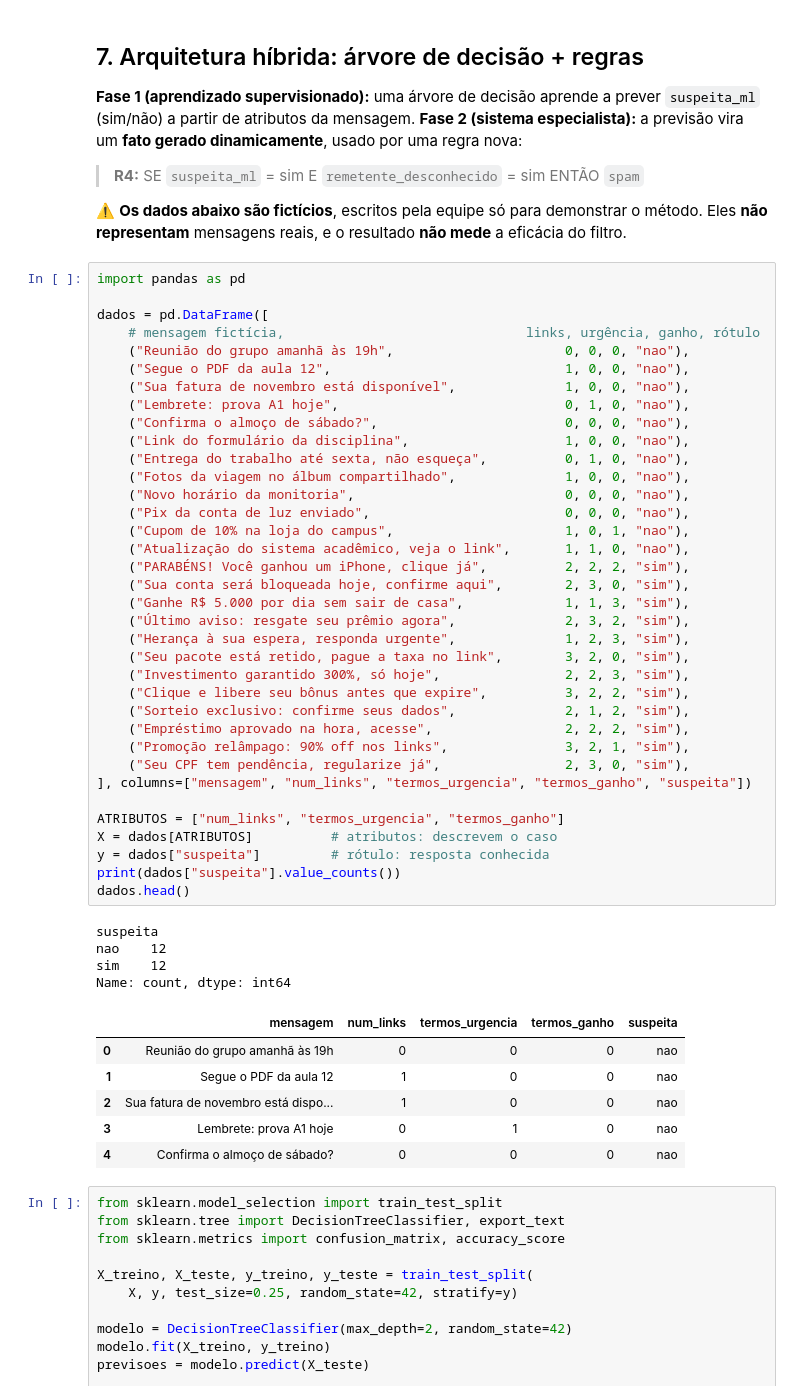
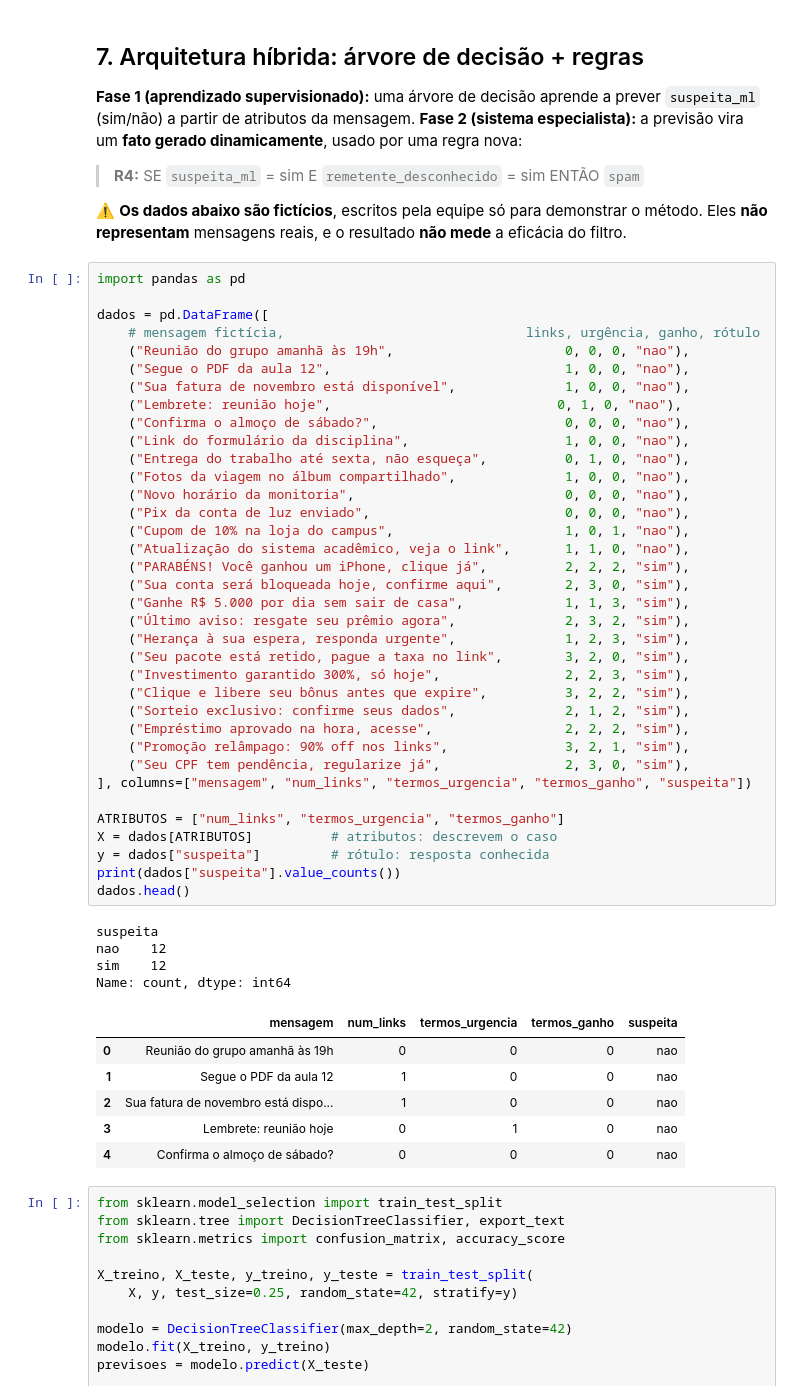
Before and after one commit to Lucasdoreac/filtro-spam-lfa, a Jupyter notebook: notebook.ipynb, the cells around one changed output. Drawn from its saved outputs; the diff is of its cells as text.

```diff
--- a/notebook.ipynb
+++ b/notebook.ipynb
@@ -223,7 +222,7 @@ dados = pd.DataFrame([
     ("Reunião do grupo amanhã às 19h",                      0, 0, 0, "nao"),
     ("Segue o PDF da aula 12",                              1, 0, 0, "nao"),
     ("Sua fatura de novembro está disponível",              1, 0, 0, "nao"),
-    ("Lembrete: prova A1 hoje",                             0, 1, 0, "nao"),
+    ("Lembrete: reunião hoje",                             0, 1, 0, "nao"),
     ("Confirma o almoço de sábado?",                        0, 0, 0, "nao"),
     ("Link do formulário da disciplina",                    1, 0, 0, "nao"),
     ("Entrega do trabalho até sexta, não esqueça",          0, 1, 0, "nao"),
@@ -233,34 +232,34 @@ dados = pd.DataFrame([
     ("Cupom de 10% na loja do campus",                      1, 0, 1, "nao"),
     ("Atualização do sistema acadêmico, veja o link",       1, 1, 0, "nao"),
     ("PARABÉNS! Você ganhou um iPhone, clique já",          2, 2, 2, "sim"),
     ("Sua conta será bloqueada hoje, confirme aqui",        2, 3, 0, "sim"),
     ("Ganhe R$ 5.000 por dia sem sair de casa",             1, 1, 3, "sim"),
     ("Último aviso: resgate seu prêmio agora",              2, 3, 2, "sim"),
     ("Herança à sua espera, responda urgente",              1, 2, 3, "sim"),
     ("Seu pacote está retido, pague a taxa no link",        3, 2, 0, "sim"),
     ("Investimento garantido 300%, só hoje",                2, 2, 3, "sim"),
     ("Clique e libere seu bônus antes que expire",          3, 2, 2, "sim"),
     ("Sorteio exclusivo: confirme seus dados",              2, 1, 2, "sim"),
     ("Empréstimo aprovado na hora, acesse",                 2, 2, 2, "sim"),
     ("Promoção relâmpago: 90% off nos links",               3, 2, 1, "sim"),
     ("Seu CPF tem pendência, regularize já",                2, 3, 0, "sim"),
 ], columns=["mensagem", "num_links", "termos_urgencia", "termos_ganho", "suspeita"])
 
 ATRIBUTOS = ["num_links", "termos_urgencia", "termos_ganho"]
 X = dados[ATRIBUTOS]          # atributos: descrevem o caso
 y = dados["suspeita"]         # rótulo: resposta conhecida
 print(dados["suspeita"].value_counts())
 dados.head()
 # %% [output]
 suspeita
 nao    12
 sim    12
 Name: count, dtype: int64
 |  | mensagem | num_links | termos_urgencia | termos_ganho | suspeita |
 | 0 | Reunião do grupo amanhã às 19h | 0 | 0 | 0 | nao |
 | 1 | Segue o PDF da aula 12 | 1 | 0 | 0 | nao |
 | 2 | Sua fatura de novembro está dispo... | 1 | 0 | 0 | nao |
-| 3 | Lembrete: prova A1 hoje | 0 | 1 | 0 | nao |
+| 3 | Lembrete: reunião hoje | 0 | 1 | 0 | nao |
 | 4 | Confirma o almoço de sábado? | 0 | 0 | 0 | nao |
 # %%
 from sklearn.model_selection import train_test_split
```
Also changed, not shown: parts of 4 cells of this notebook.
